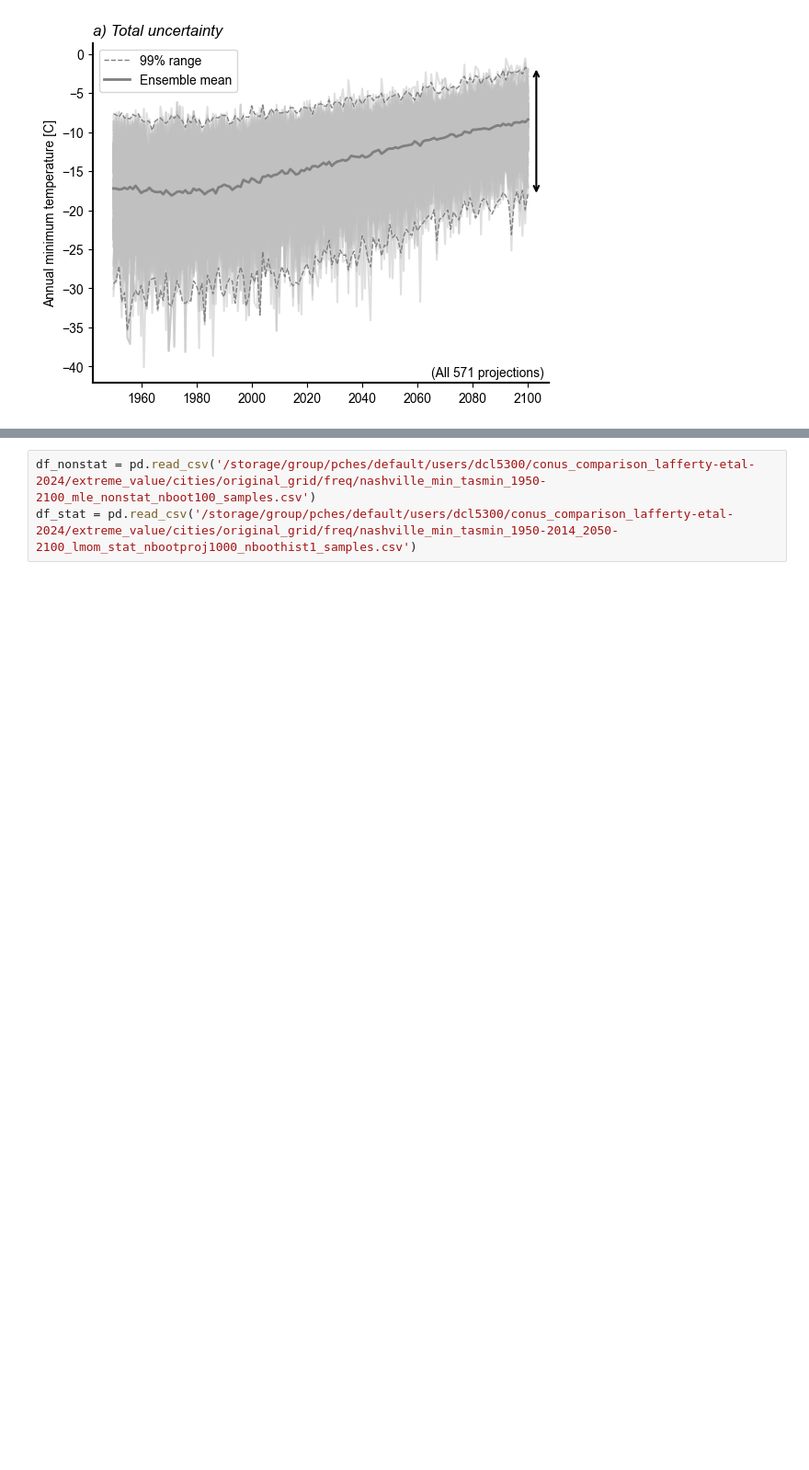
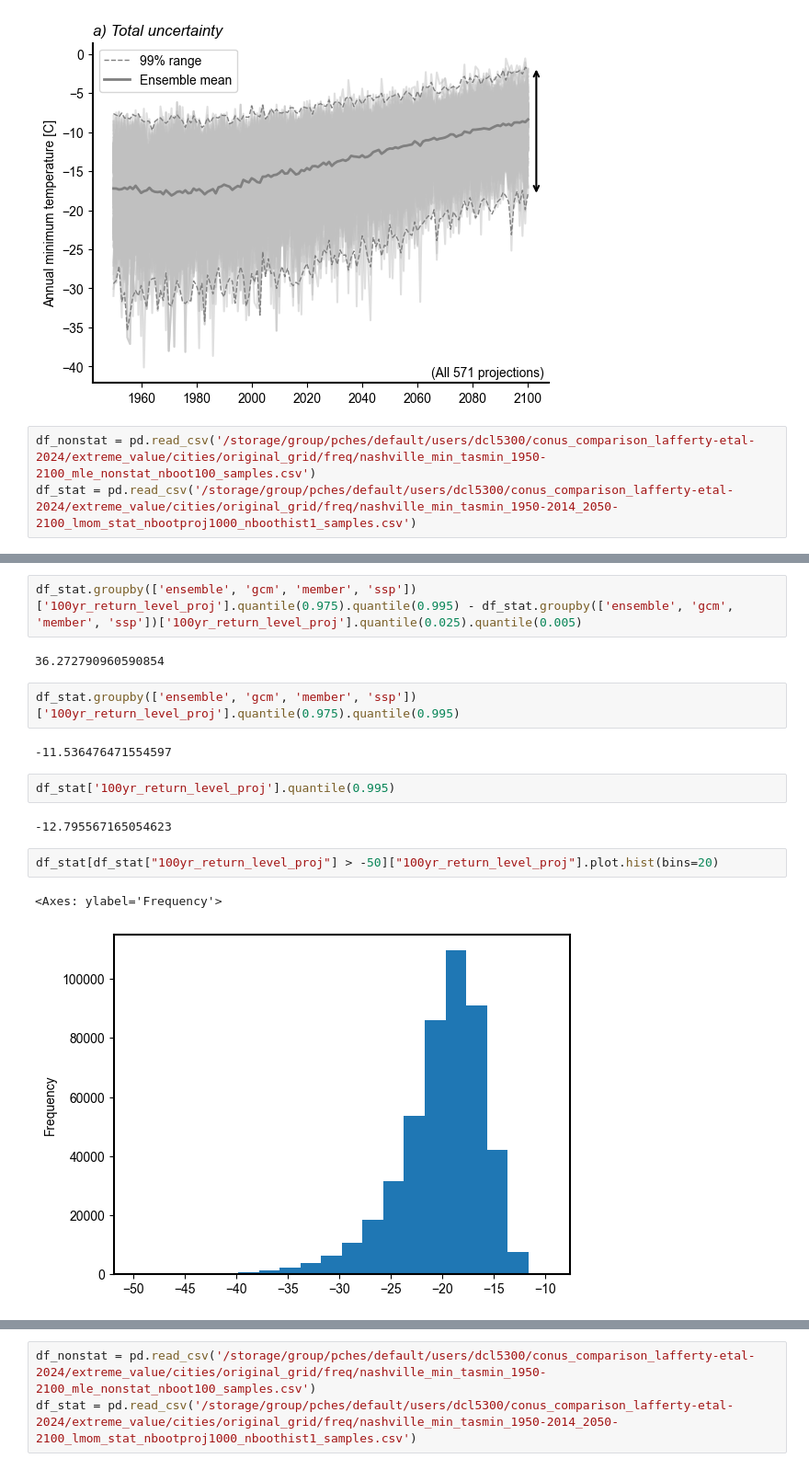
Before and after one commit to david0811/conus_comparison_lafferty-etal-2024, a Jupyter notebook: scripts/03d_sa_cities.ipynb, the cells around one changed output, grey strips where cells are left out. Shown at 92% size. Cells and saved outputs as stored; diff of their text form; blank space fills up the shorter version.

```diff
--- a/scripts/03d_sa_cities.ipynb
+++ b/scripts/03d_sa_cities.ipynb
@@ -80,3 +80,6 @@ opu.plot_total_uncertainty(df, metric_id, unit, ax)
 plt.show()
 # %% [output]
 [figure]
+# %%
+df_nonstat = pd.read_csv('/storage/group/pches/default/users/dcl5300/conus_comparison_lafferty-etal-2024/extreme_value/cities/original_grid/freq/nashville_min_tasmin_1950-2100_mle_nonstat_nboot100_samples.csv')
+df_stat = pd.read_csv('/storage/group/pches/default/users/dcl5300/conus_comparison_lafferty-etal-2024/extreme_value/cities/original_grid/freq/nashville_min_tasmin_1950-2014_2050-2100_lmom_stat_nbootproj1000_nboothist1_samples.csv')
@@ -82,0 +151,17 @@ plt.show()
+# %%
+df_stat.groupby(['ensemble', 'gcm', 'member', 'ssp'])['100yr_return_level_proj'].quantile(0.975).quantile(0.995) - df_stat.groupby(['ensemble', 'gcm', 'member', 'ssp'])['100yr_return_level_proj'].quantile(0.025).quantile(0.005)
+# %% [output]
+36.272790960590854
+# %%
+df_stat.groupby(['ensemble', 'gcm', 'member', 'ssp'])['100yr_return_level_proj'].quantile(0.975).quantile(0.995)
+# %% [output]
+-11.536476471554597
+# %%
+df_stat['100yr_return_level_proj'].quantile(0.995)
+# %% [output]
+-12.795567165054623
+# %%
+df_stat[df_stat["100yr_return_level_proj"] > -50]["100yr_return_level_proj"].plot.hist(bins=20)
+# %% [output]
+<Axes: ylabel='Frequency'>
+[figure, added]
```
Also changed, not shown: parts of 33 cells of this notebook, 3 other files.
